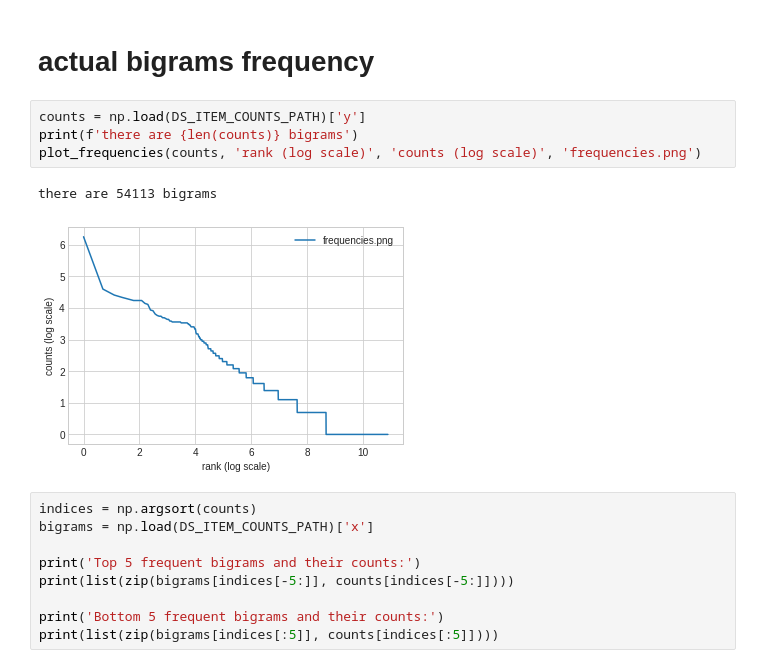
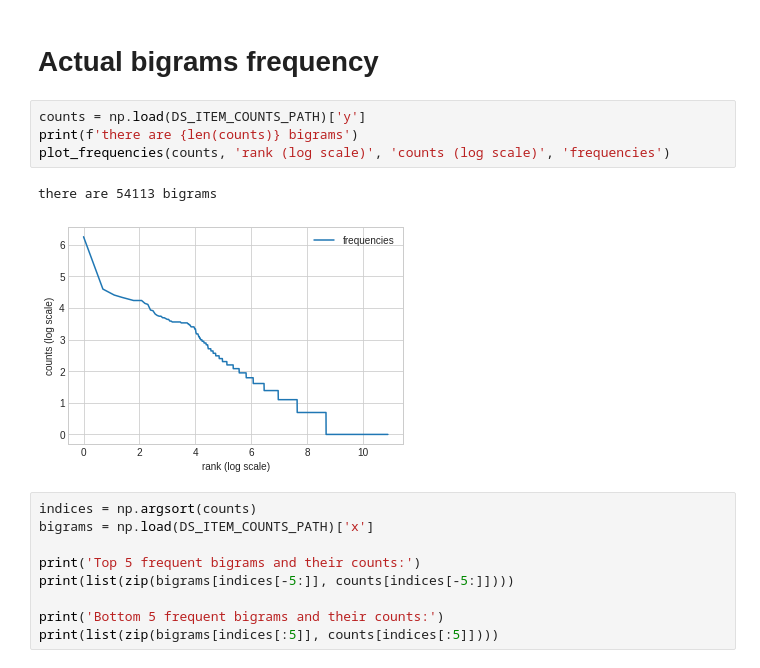
Before and after one commit to danielkorat/dynamic_ds, a Jupyter notebook: Playground.ipynb, the cells around one changed output. Saved outputs shown, nothing was run; the diff lists cells and outputs as text.

```diff
--- a/Playground.ipynb
+++ b/Playground.ipynb
@@ -30,12 +54,12 @@ TypeError: save_ngram_counts() missing 1 required positional argument: 'config'
 # %% [markdown]
-# actual bigrams frequency
+# Actual bigrams frequency
 # %%
 counts = np.load(DS_ITEM_COUNTS_PATH)['y']
 print(f'there are {len(counts)} bigrams')
-plot_frequencies(counts, 'rank (log scale)', 'counts (log scale)', 'frequencies.png')
+plot_frequencies(counts, 'rank (log scale)', 'counts (log scale)', 'frequencies')
 # %% [output]
 there are 54113 bigrams
-[figure, old version]
+[figure, new version]
 # %%
 indices = np.argsort(counts)
 bigrams = np.load(DS_ITEM_COUNTS_PATH)['x']
```
Also changed, not shown: parts of 16 cells of this notebook, 3 other files.
